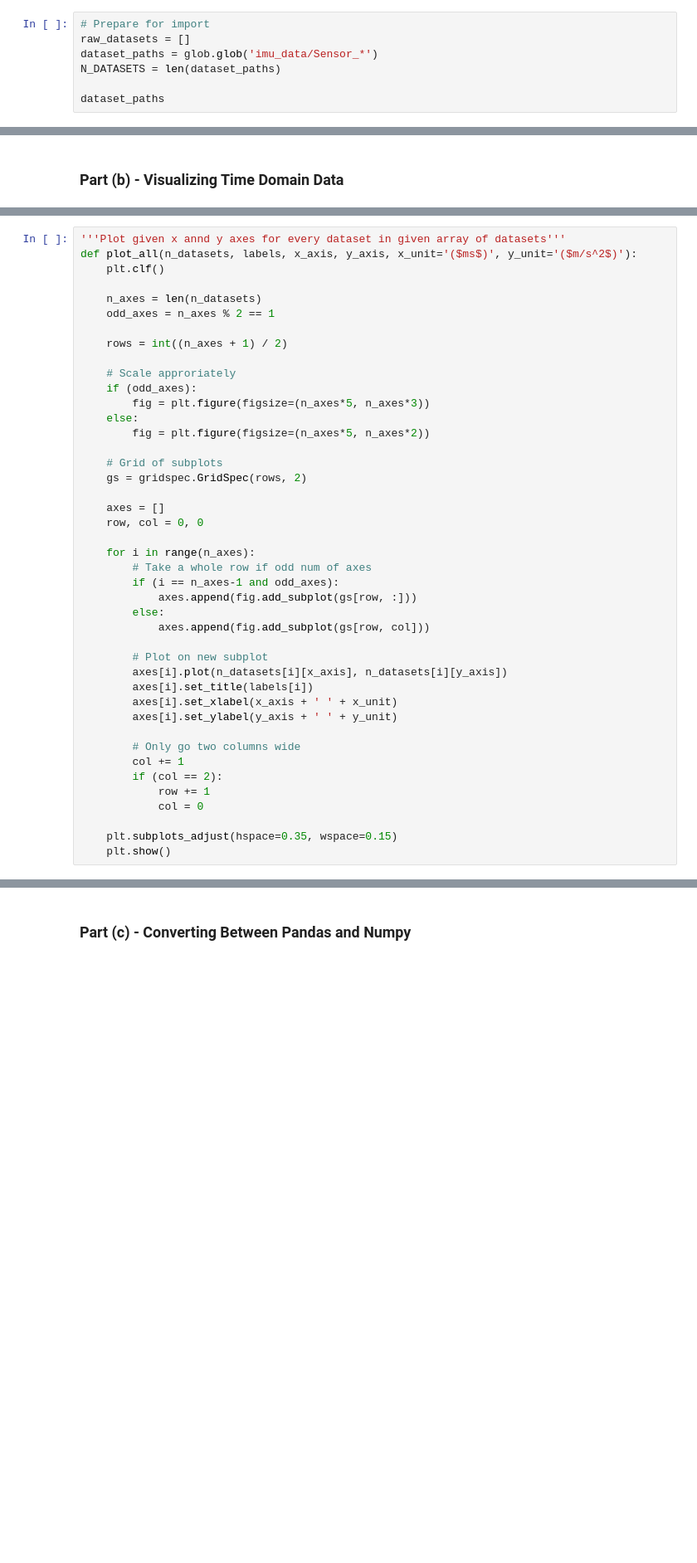
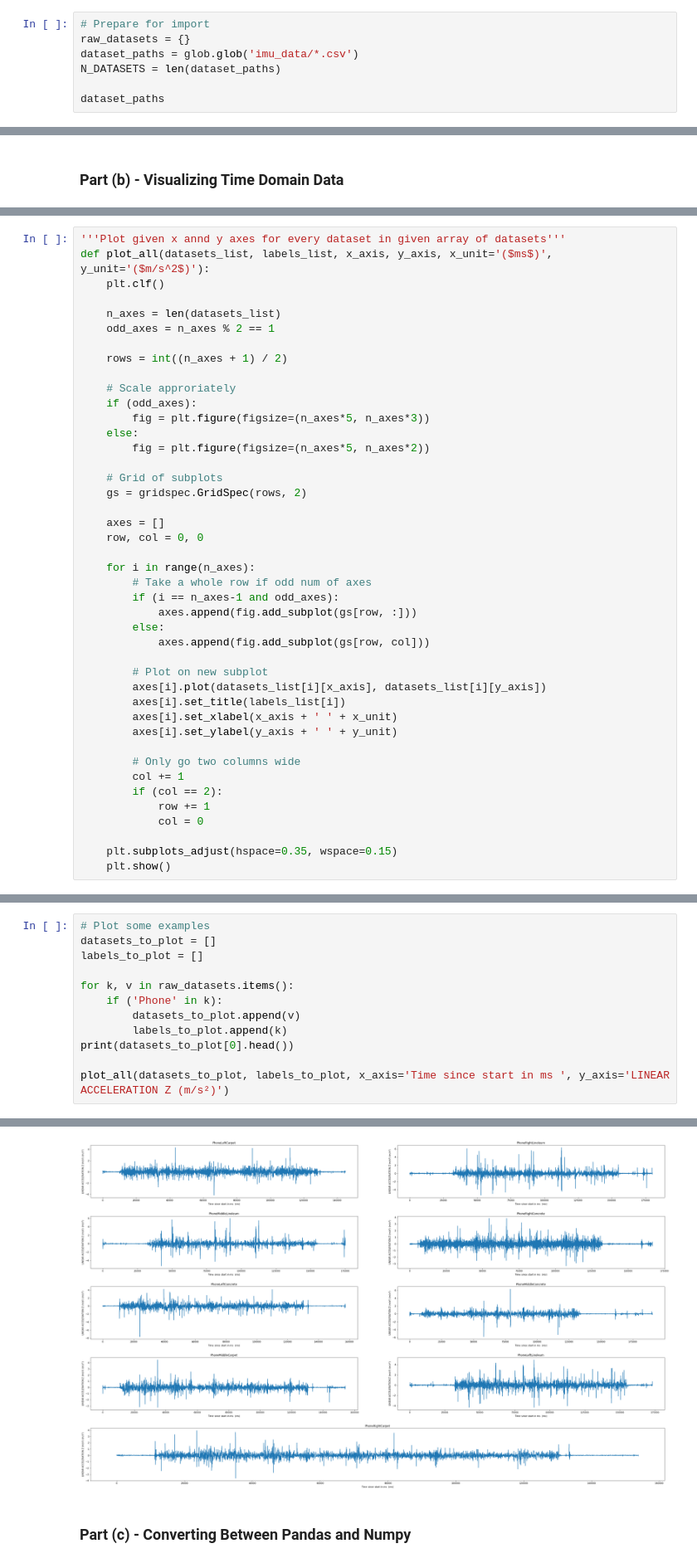
Before and after one commit to KeenanMcConkey/Wheelchair-Terrain-Classification, a Jupyter notebook: TerrainClassification.ipynb, the cells around one changed output, grey strips where cells are left out. Shown at 83% size. Cells and saved outputs as stored; diff of their text form; blank space fills up the shorter version.

```diff
--- a/TerrainClassification.ipynb
+++ b/TerrainClassification.ipynb
@@ -24,8 +25,8 @@ import sklearn.preprocessing as pre
 ### Part (a) - Parsing Data into Pandas
 # %%
 # Prepare for import
-raw_datasets = []
-dataset_paths = glob.glob('imu_data/Sensor_*')
+raw_datasets = {}
+dataset_paths = glob.glob('imu_data/*.csv')
 N_DATASETS = len(dataset_paths)
 
 dataset_paths
@@ -98,9 +164,9 @@ plt.show()
 # %%
 '''Plot given x annd y axes for every dataset in given array of datasets'''
-def plot_all(n_datasets, labels, x_axis, y_axis, x_unit='($ms$)', y_unit='($m/s^2$)'):
+def plot_all(datasets_list, labels_list, x_axis, y_axis, x_unit='($ms$)', y_unit='($m/s^2$)'):
     plt.clf()
 
-    n_axes = len(n_datasets)
+    n_axes = len(datasets_list)
     odd_axes = n_axes % 2 == 1
 
     rows = int((n_axes + 1) / 2)
@@ -125,8 +191,8 @@ def plot_all(n_datasets, labels, x_axis, y_axis, x_unit='($ms$)', y_unit='($m/s^
             axes.append(fig.add_subplot(gs[row, col]))
 
         # Plot on new subplot
-        axes[i].plot(n_datasets[i][x_axis], n_datasets[i][y_axis])
-        axes[i].set_title(labels[i])
+        axes[i].plot(datasets_list[i][x_axis], datasets_list[i][y_axis])
+        axes[i].set_title(labels_list[i])
         axes[i].set_xlabel(x_axis + ' ' + x_unit)
         axes[i].set_ylabel(y_axis + ' ' + y_unit)
 
@@ -146,0 +207,13 @@ plot_all(raw_datasets, dataset_labels, x_axis='Time', y_axis='Z Accel')
+# %%
+# Plot some examples
+datasets_to_plot = []
+labels_to_plot = []
+
+for k, v in raw_datasets.items():
+    if ('Phone' in k):
+        datasets_to_plot.append(v)
+        labels_to_plot.append(k)
+print(datasets_to_plot[0].head())
+
+plot_all(datasets_to_plot, labels_to_plot, x_axis='Time since start in ms ', y_axis='LINEAR ACCELERATION Z (m/s²)')
+# %% [output]
@@ -147,3 +241,4 @@ plot_all(raw_datasets, dataset_labels, x_axis='Time', y_axis='Z Accel')
+[figure, added]
 # %% [markdown]
 ### Part (c) - Converting Between Pandas and Numpy
 # %%
```
Also changed, not shown: parts of 38 cells of this notebook, 36 other files.
